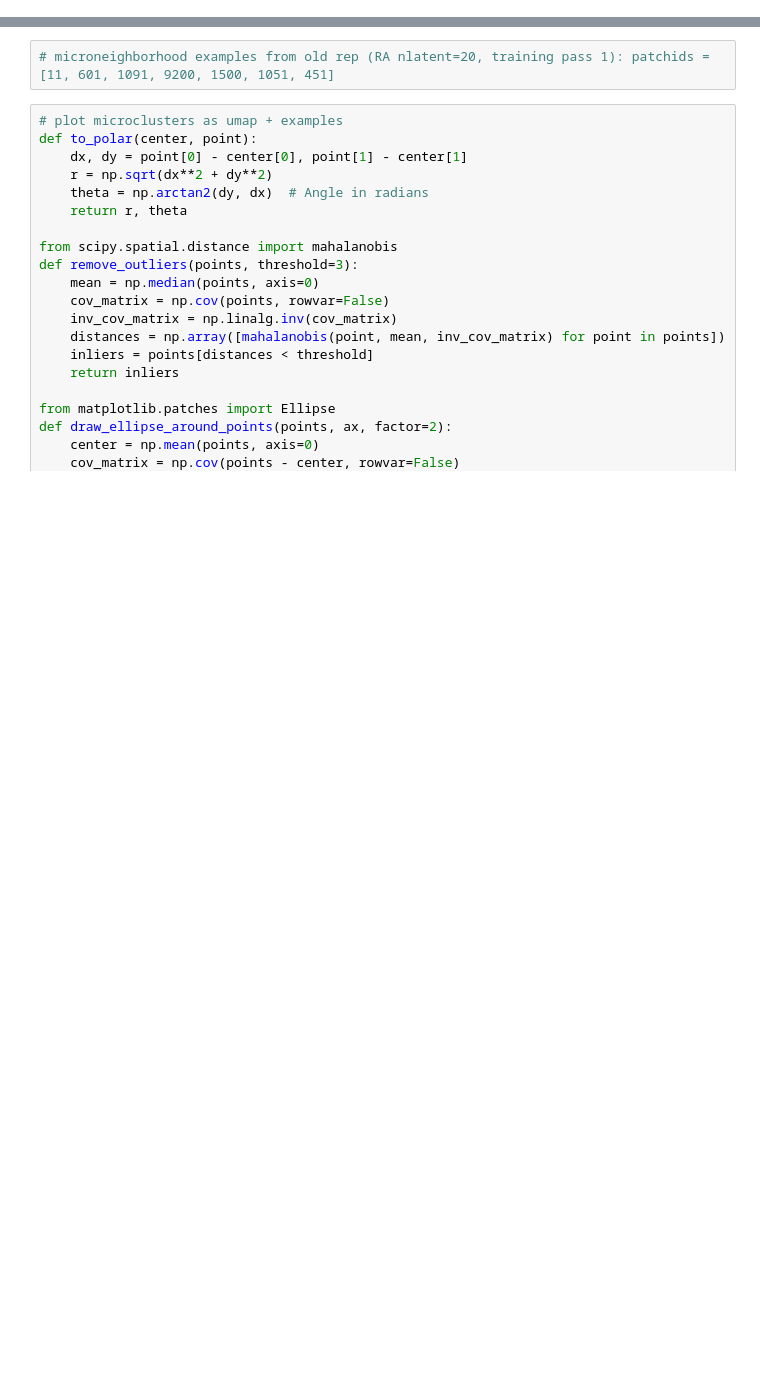
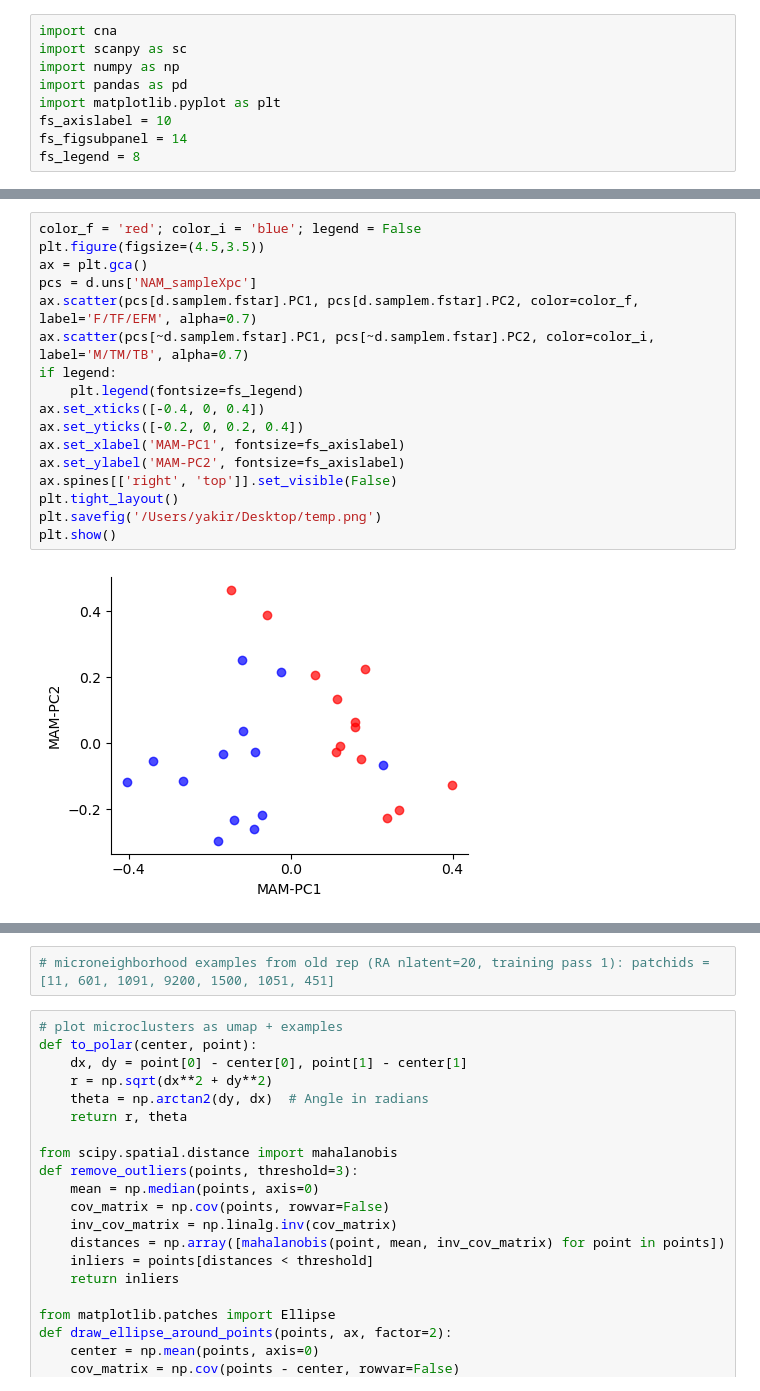
Before and after one commit to yakirr/vimapaper, a Jupyter notebook: RA/RA.4.scratch.ipynb, the cells around one changed output, grey strips where cells are left out. Cells and saved outputs as stored; diff of their text form; blank space fills up the shorter version.

```diff
--- a/RA/RA.4.scratch.ipynb
+++ b/RA/RA.4.scratch.ipynb
@@ -0,0 +1,9 @@
+# %%
+import cna
+import scanpy as sc
+import numpy as np
+import pandas as pd
+import matplotlib.pyplot as plt
+fs_axislabel = 10
+fs_figsubpanel = 14
+fs_legend = 8
@@ -0,0 +31,19 @@
+# %%
+color_f = 'red'; color_i = 'blue'; legend = False
+plt.figure(figsize=(4.5,3.5))
+ax = plt.gca()
+pcs = d.uns['NAM_sampleXpc']
+ax.scatter(pcs[d.samplem.fstar].PC1, pcs[d.samplem.fstar].PC2, color=color_f, label='F/TF/EFM', alpha=0.7)
+ax.scatter(pcs[~d.samplem.fstar].PC1, pcs[~d.samplem.fstar].PC2, color=color_i, label='M/TM/TB', alpha=0.7)
+if legend:
+    plt.legend(fontsize=fs_legend)
+ax.set_xticks([-0.4, 0, 0.4])
+ax.set_yticks([-0.2, 0, 0.2, 0.4])
+ax.set_xlabel('MAM-PC1', fontsize=fs_axislabel)
+ax.set_ylabel('MAM-PC2', fontsize=fs_axislabel)
+ax.spines[['right', 'top']].set_visible(False)
+plt.tight_layout()
+plt.savefig('/Users/yakir/Desktop/temp.png')
+plt.show()
+# %% [output]
+[figure, added]
```
Also changed, not shown: parts of 10 cells of this notebook, 10 other files.
